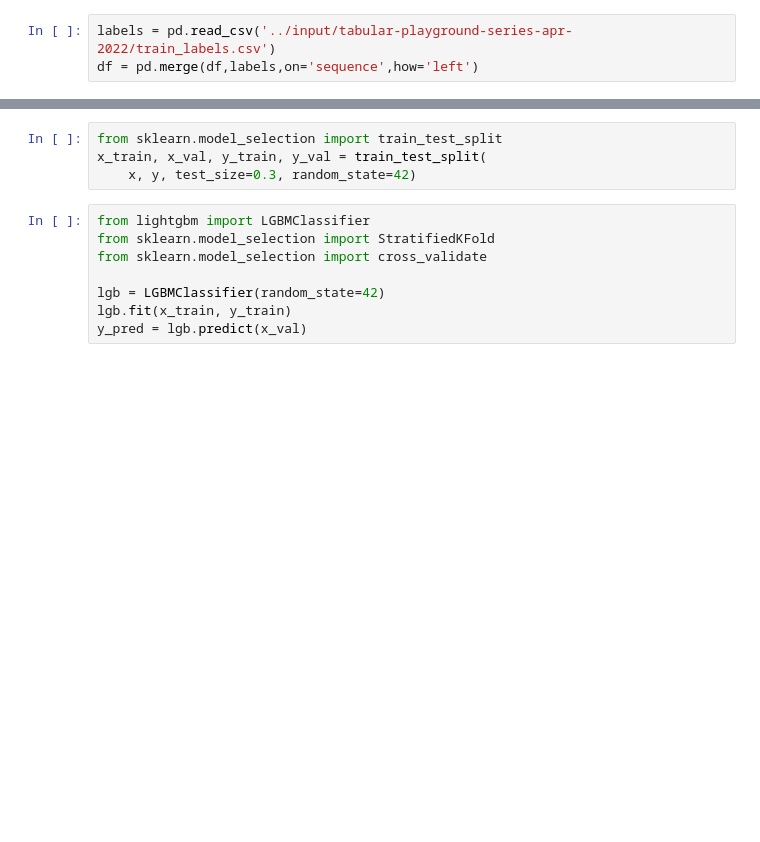
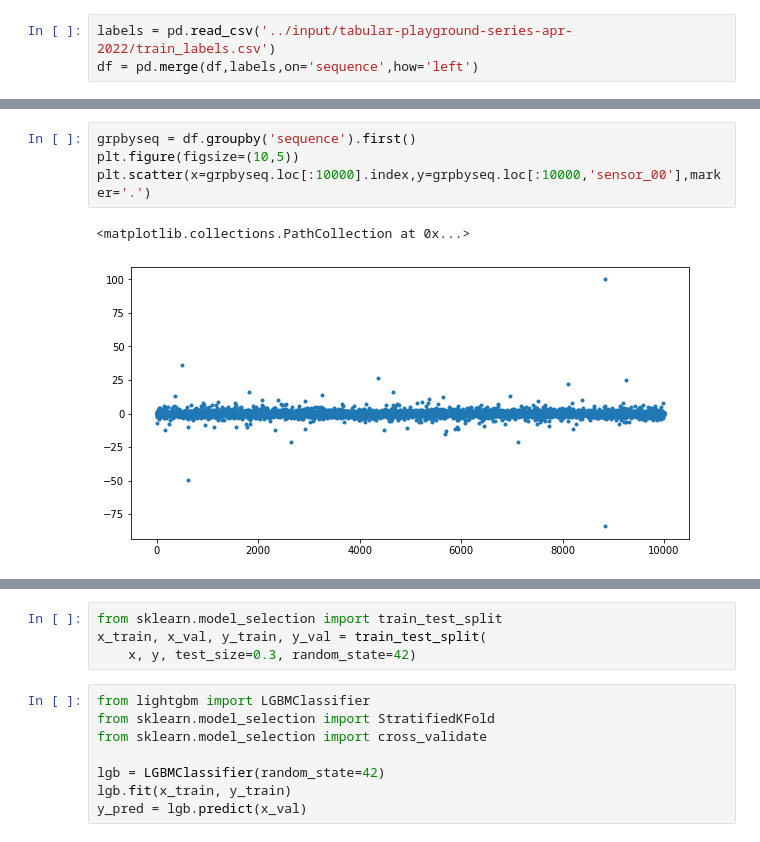
Before and after one commit to tathagatsathe/kaggle, a Jupyter notebook: Tabular Playground Series - Apr 2022.ipynb, the cells around one changed output, grey strips where cells are left out. Cells and saved outputs as stored; diff of their text form; blank space fills up the shorter version.

```diff
--- a/Tabular Playground Series - Apr 2022.ipynb
+++ b/Tabular Playground Series - Apr 2022.ipynb
@@ -64,0 +77,7 @@ df = pd.merge(df,labels,on='sequence',how='left')
+# %%
+grpbyseq = df.groupby('sequence').first()
+plt.figure(figsize=(10,5))
+plt.scatter(x=grpbyseq.loc[:10000].index,y=grpbyseq.loc[:10000,'sensor_00'],marker='.')
+# %% [output]
+<matplotlib.collections.PathCollection at 0x...>
+[figure, added]
```
Also changed, not shown: parts of 20 cells of this notebook.
